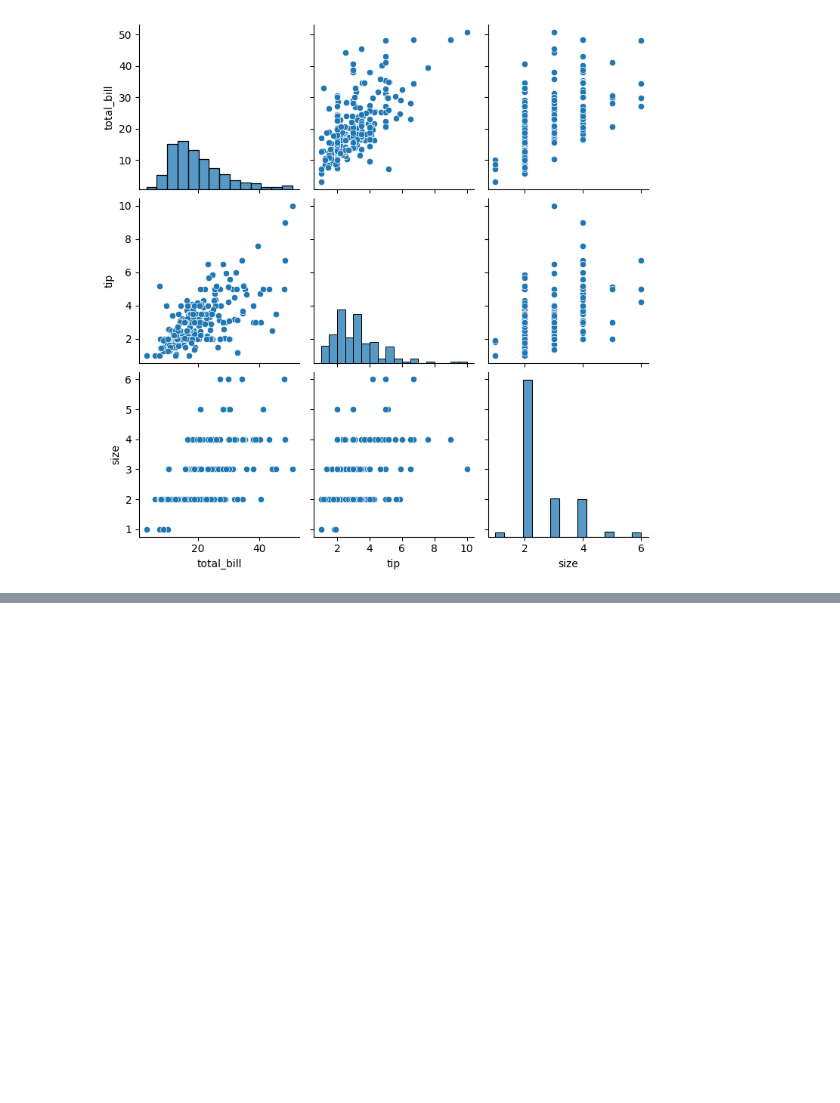
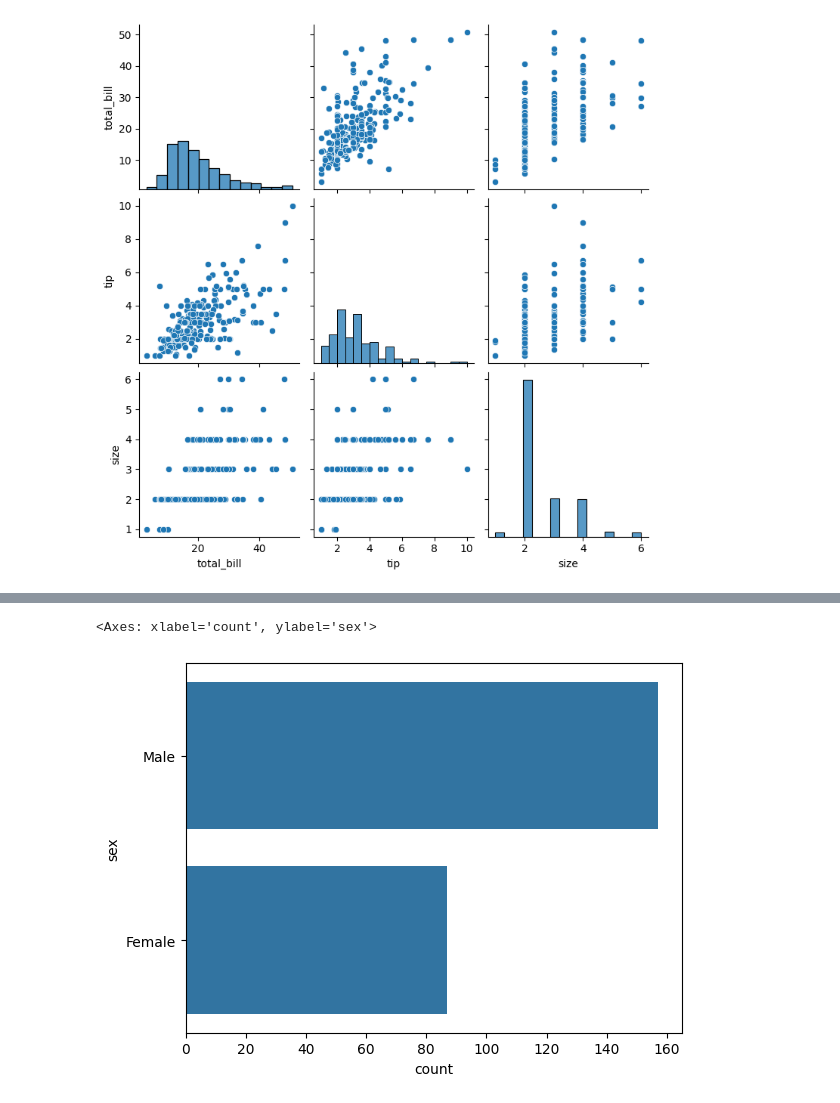
Before and after one commit to dipakwanere/all-about-python-for-ml, a Jupyter notebook: visualization.ipynb, the cells around one changed output, grey strips where cells are left out. Saved outputs shown, nothing was run; the diff lists cells and outputs as text; code cells hidden in the pictures; blank space fills up the shorter version.

```diff
--- a/visualization.ipynb
+++ b/visualization.ipynb
@@ -128,0 +191,5 @@ sns.pairplot(data=df)
+# %%
+sns.countplot(df['sex'])
+# %% [output]
+<Axes: xlabel='count', ylabel='sex'>
+[figure, added]
```
Also changed, not shown: parts of 13 cells of this notebook.
